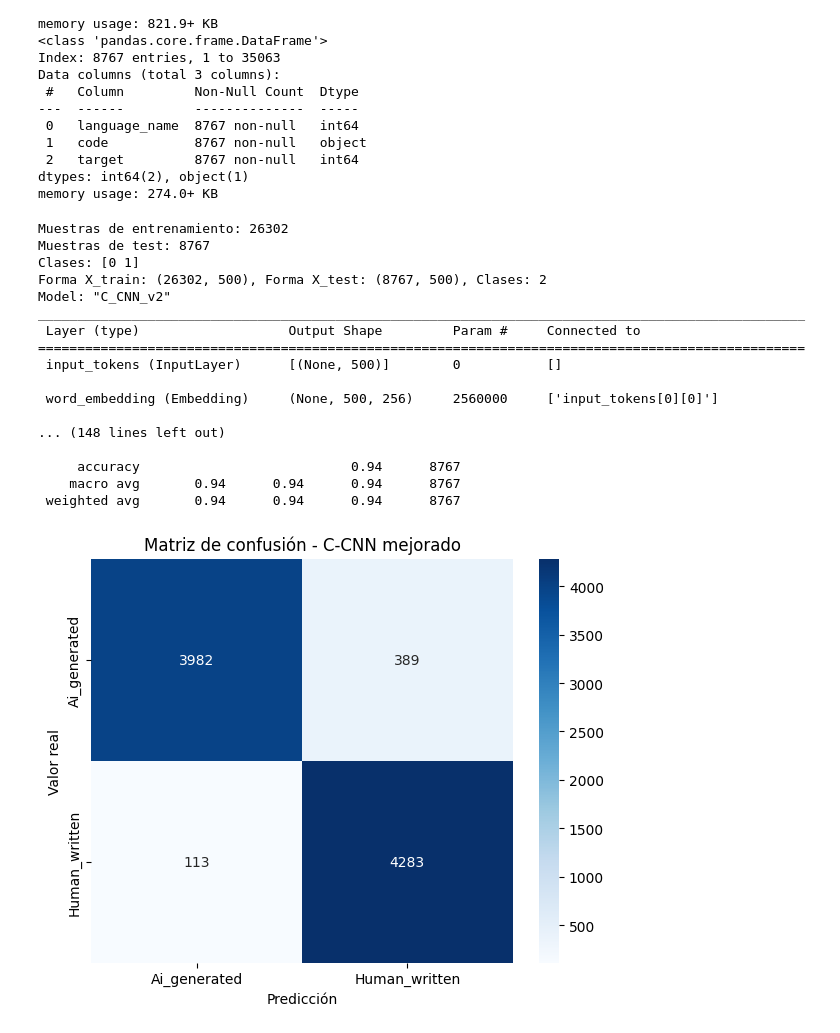
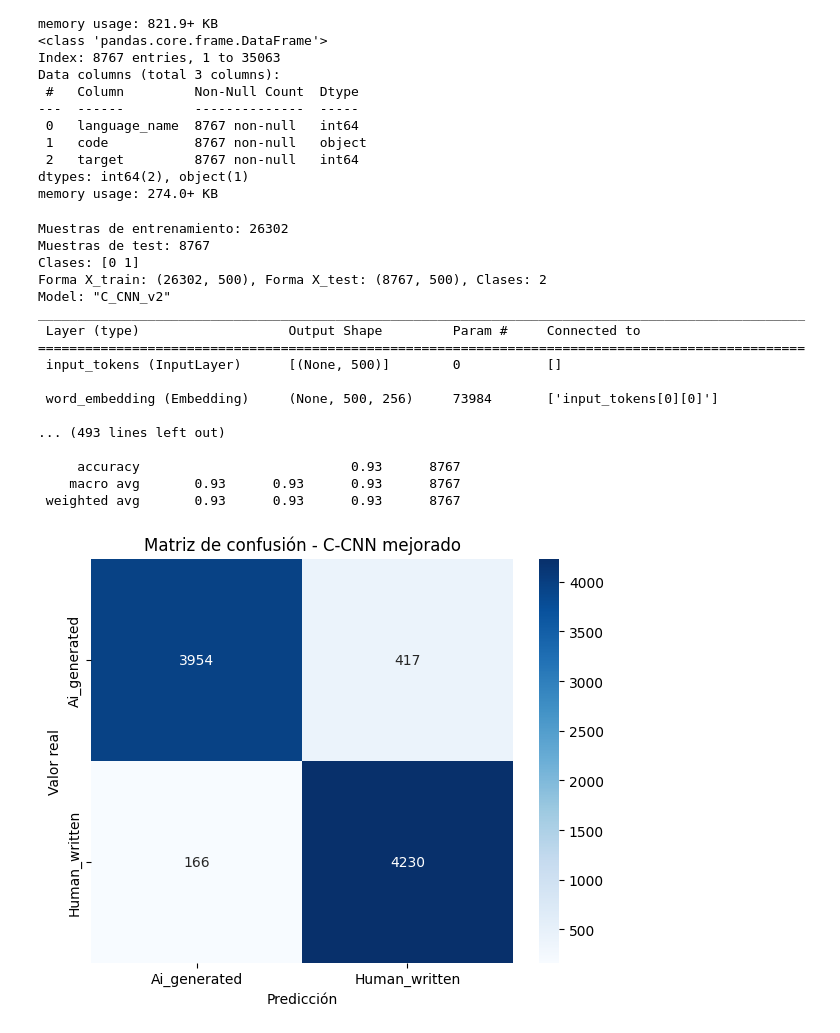
Before and after one commit to Johnccg/Clasificador_Humano_IA, a Jupyter notebook: modelo.ipynb, the cells around one changed output. Cells and saved outputs as stored; diff of their text form; code cells hidden in the pictures.

```diff
--- a/modelo.ipynb
+++ b/modelo.ipynb
@@ -111,8 +150,26 @@ tf.random.set_seed(SEED)
 train_df = pd.read_csv('train.csv')
 test_df = pd.read_csv('test.csv')
 
-X_train_raw = train_df['code'].astype(str).tolist()
-X_test_raw = test_df['code'].astype(str).tolist()
+
+
+
+
+# Mapeo inverso (asumimos el orden ['cpp', 'C#', 'C'] que daba unique())
+lang_inv = {0: 'cpp', 1: 'C#', 2: 'c'}   # ¡ajusta según tu `replace`!
+train_df['lang'] = train_df['language_name'].map(lang_inv)
+test_df['lang']  = test_df['language_name'].map(lang_inv)
+
+# Generar secuencias sintácticas
+train_df['syn_seq'] = train_df.apply(lambda r: get_syntactic_sequence(r['code'], r['lang']), axis=1)
+test_df['syn_seq']  = test_df.apply(lambda r: get_syntactic_sequence(r['code'], r['lang']), axis=1)
+
+X_train_raw = train_df['syn_seq'].astype(str).tolist()
+X_test_raw  = test_df['syn_seq'].astype(str).tolist()
+
+
+
+
+
 y_train = train_df['target'].values
 y_test = test_df['target'].values
 
@@ -223,12 +280,12 @@ model.summary()
 # 2.4 Entrenamiento con más herramientas
 # -----------------------------------------------
 BATCH_SIZE = 128
-EPOCHS = 50
+EPOCHS = 150
 
 # Callbacks
-early_stop = tf.keras.callbacks.EarlyStopping(
-    monitor='val_loss', patience=7, restore_best_weights=True
-)
+# early_stop = tf.keras.callbacks.EarlyStopping(
+#     monitor='val_loss', patience=7, restore_best_weights=True
+# )
 
 reduce_lr = tf.keras.callbacks.ReduceLROnPlateau(
     monitor='val_loss', factor=0.5, patience=3, min_lr=1e-6
@@ -255,7 +312,8 @@ checkpoint_cb = tf.keras.callbacks.ModelCheckpoint(
 )
 
 # Ahora añadimos este callback a la lista
-callbacks_list = [early_stop, reduce_lr, checkpoint_cb]
+callbacks_list = [reduce_lr, checkpoint_cb]
+# callbacks_list = [early_stop, reduce_lr, checkpoint_cb]
 
 # Entrenamiento con los callbacks actualizados
 history = model.fit(
@@ -278,39 +336,39 @@ y_pred_probs = model.predict(X_test_pad)
 y_pred = np.argmax(y_pred_probs, axis=1)
 
 print("\nInforme de clasificación:")
 print(classification_report(y_test, y_pred, target_names=['Ai_generated', 'Human_written']))
 
 # Matriz de confusión
 cm = confusion_matrix(y_test, y_pred)
 plt.figure(figsize=(6,5))
 sns.heatmap(cm, annot=True, fmt='d', cmap='Blues',
             xticklabels=['Ai_generated', 'Human_written'],
             yticklabels=['Ai_generated', 'Human_written'])
 plt.title('Matriz de confusión - C‑CNN mejorado')
 plt.xlabel('Predicción')
 plt.ylabel('Valor real')
 plt.tight_layout()
 plt.savefig('confusion_matrix_v2.png', dpi=150)
 plt.show()
 # %% [output]
 Muestras de entrenamiento: 26302
 Muestras de test: 8767
 Clases: [0 1]
 Forma X_train: (26302, 500), Forma X_test: (8767, 500), Clases: 2
 Model: "C_CNN_v2"
 __________________________________________________________________________________________________
  Layer (type)                   Output Shape         Param #     Connected to
 ==================================================================================================
  input_tokens (InputLayer)      [(None, 500)]        0           []
 
- word_embedding (Embedding)     (None, 500, 256)     2560000     ['input_tokens[0][0]']
+ word_embedding (Embedding)     (None, 500, 256)     73984       ['input_tokens[0][0]']
 
-... (148 lines left out)
+... (493 lines left out)
 
-     accuracy                           0.94      8767
-    macro avg       0.94      0.94      0.94      8767
- weighted avg       0.94      0.94      0.94      8767
+     accuracy                           0.93      8767
+    macro avg       0.93      0.93      0.93      8767
+ weighted avg       0.93      0.93      0.93      8767
-[figure, old version]
+[figure, new version]
 # %%
 history_head = history
 acc = history_head.history['accuracy']
```
Also changed, not shown: parts of 4 cells of this notebook, 2 other files.
